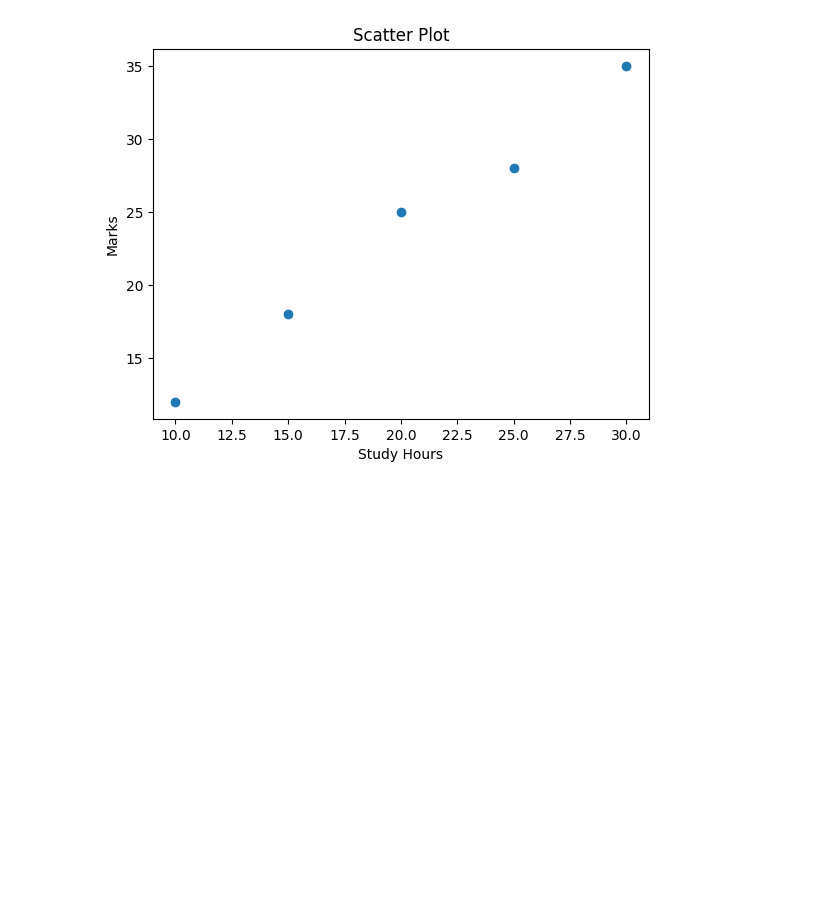
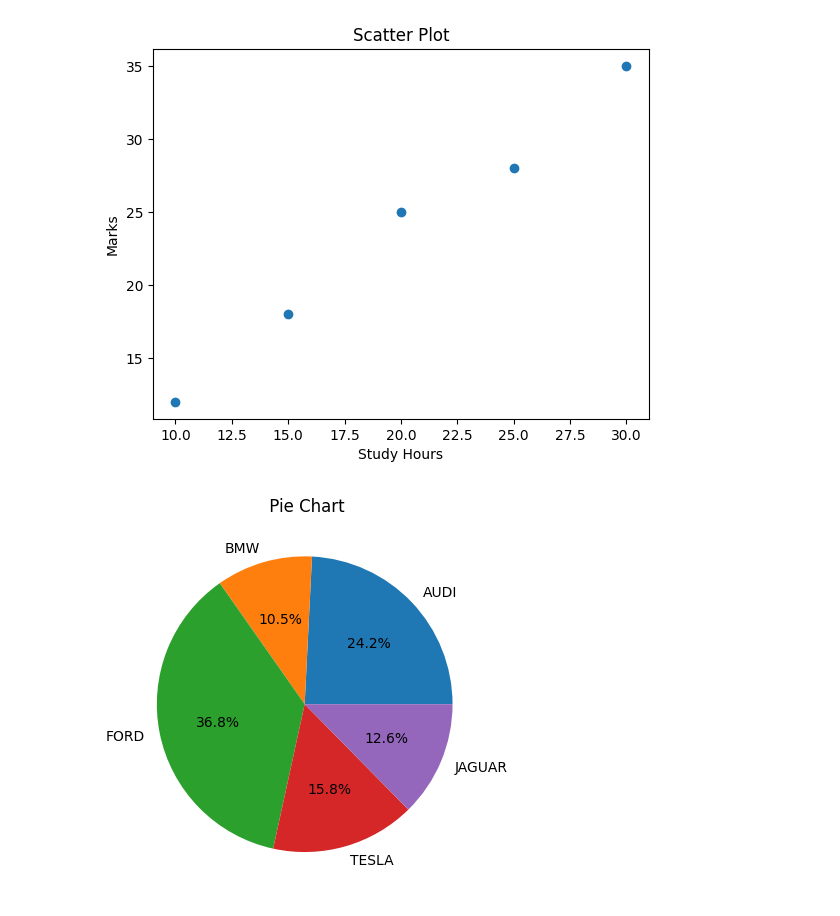
Before and after one commit to Karan74x/DataScience-Lab, a Jupyter notebook: Matplotlib/VisualizationsBasics.ipynb, the cells around one changed output. Saved outputs shown, nothing was run; the diff lists cells and outputs as text; code cells hidden in the pictures; blank space fills up the shorter version.

Commit message:
Add: Pie Chart Example

```diff
--- a/Matplotlib/VisualizationsBasics.ipynb
+++ b/Matplotlib/VisualizationsBasics.ipynb
@@ -39,3 +39,11 @@ plt.ylabel("Marks")
 plt.show()
 # %% [output]
 [figure]
+# %%
+cars = ['AUDI', 'BMW', 'FORD','TESLA', 'JAGUAR',]
+data = [23, 10, 35, 15, 12]
+plt.pie(data, labels=cars, autopct='%1.1f%%') #Pie-Chart
+plt.title(" Pie Chart")
+plt.show()
+# %% [output]
+[figure, added]
```
